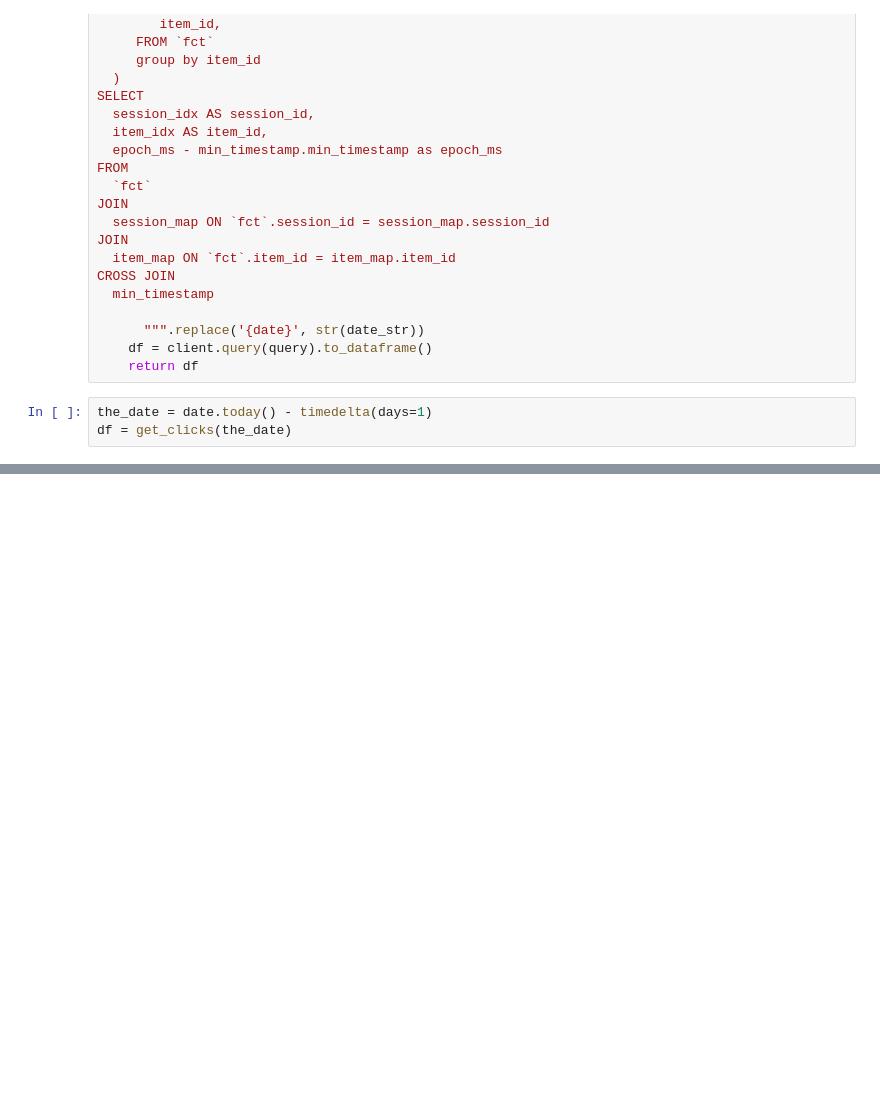
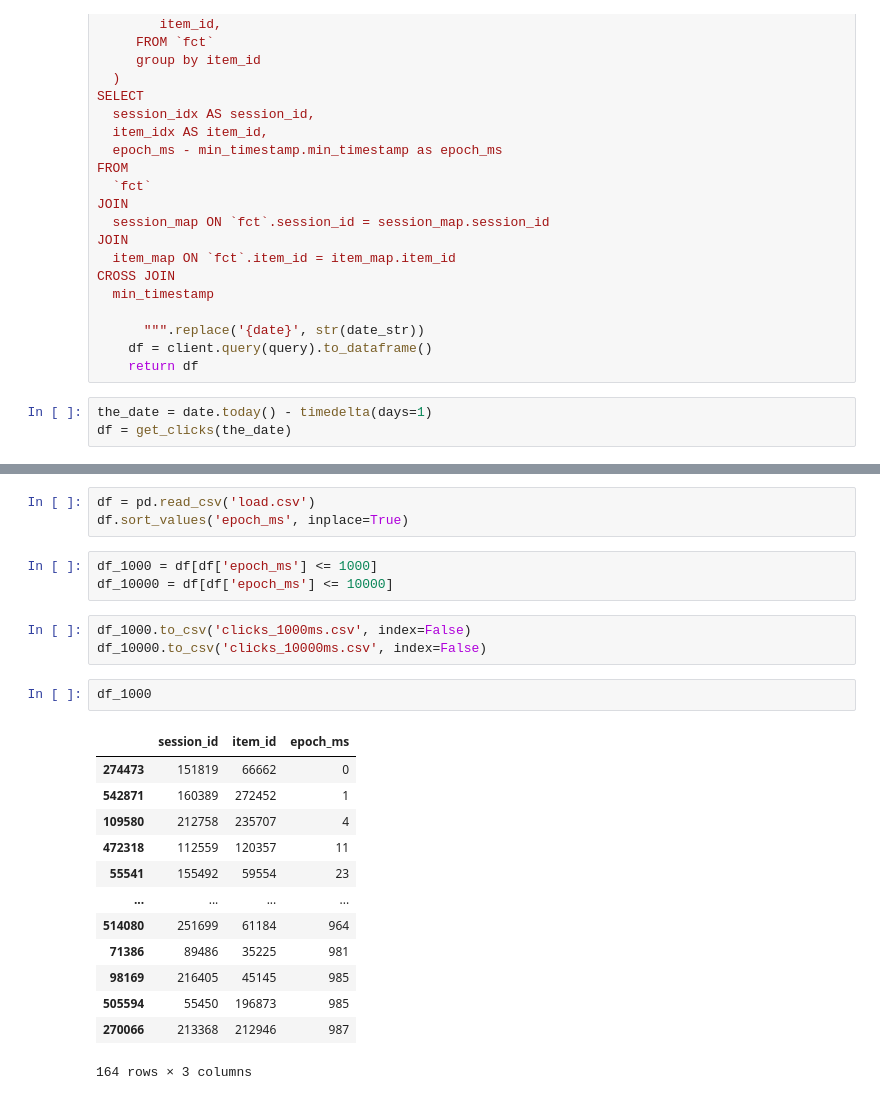
Before and after one commit to bkersbergen/etudelib, a Jupyter notebook: notebooks/100_datamodules/# sample clickdata.ipynb, the cells around one changed output, grey strips where cells are left out. Drawn from its saved outputs; the diff is of its cells as text; blank space fills up the shorter version.

```diff
--- a/notebooks/100_datamodules/# sample clickdata.ipynb
+++ b/notebooks/100_datamodules/# sample clickdata.ipynb
@@ -86,0 +89,25 @@ df.to_csv('load.csv', index=False)
+# %%
+df = pd.read_csv('load.csv')
+df.sort_values('epoch_ms', inplace=True)
+# %%
+df_1000 = df[df['epoch_ms'] <= 1000]
+df_10000 = df[df['epoch_ms'] <= 10000]
+# %%
+df_1000.to_csv('clicks_1000ms.csv', index=False)
+df_10000.to_csv('clicks_10000ms.csv', index=False)
+# %%
+df_1000
+# %% [output]
+|  | session_id | item_id | epoch_ms |
+| 274473 | 151819 | 66662 | 0 |
+| 542871 | 160389 | 272452 | 1 |
+| 109580 | 212758 | 235707 | 4 |
+| 472318 | 112559 | 120357 | 11 |
+| 55541 | 155492 | 59554 | 23 |
+| ... | ... | ... | ... |
+| 514080 | 251699 | 61184 | 964 |
+| 71386 | 89486 | 35225 | 981 |
+| 98169 | 216405 | 45145 | 985 |
+| 505594 | 55450 | 196873 | 985 |
+| 270066 | 213368 | 212946 | 987 |
+164 rows × 3 columns
```
Also changed, not shown: parts of 3 cells of this notebook, 4 other files.
